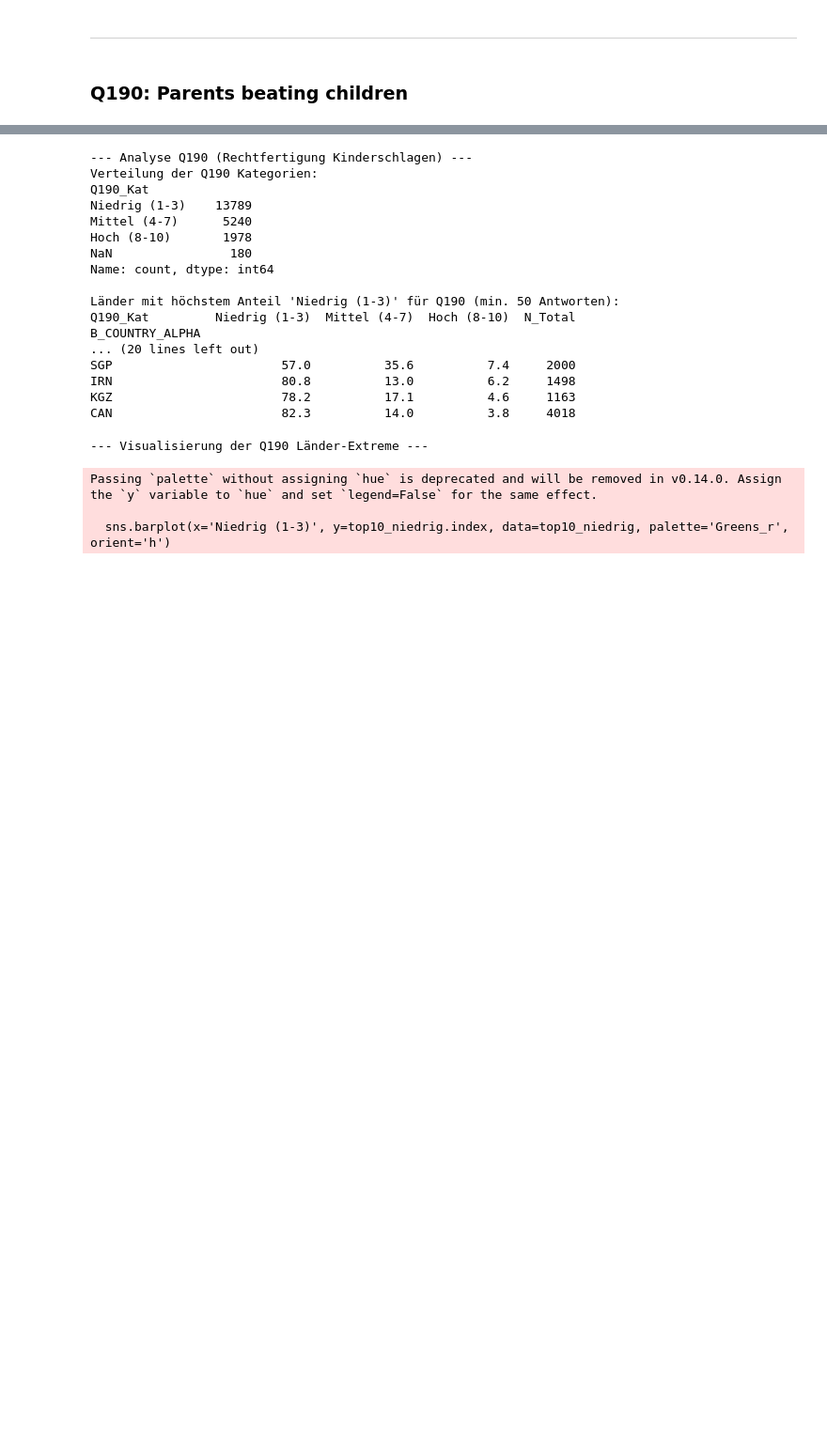
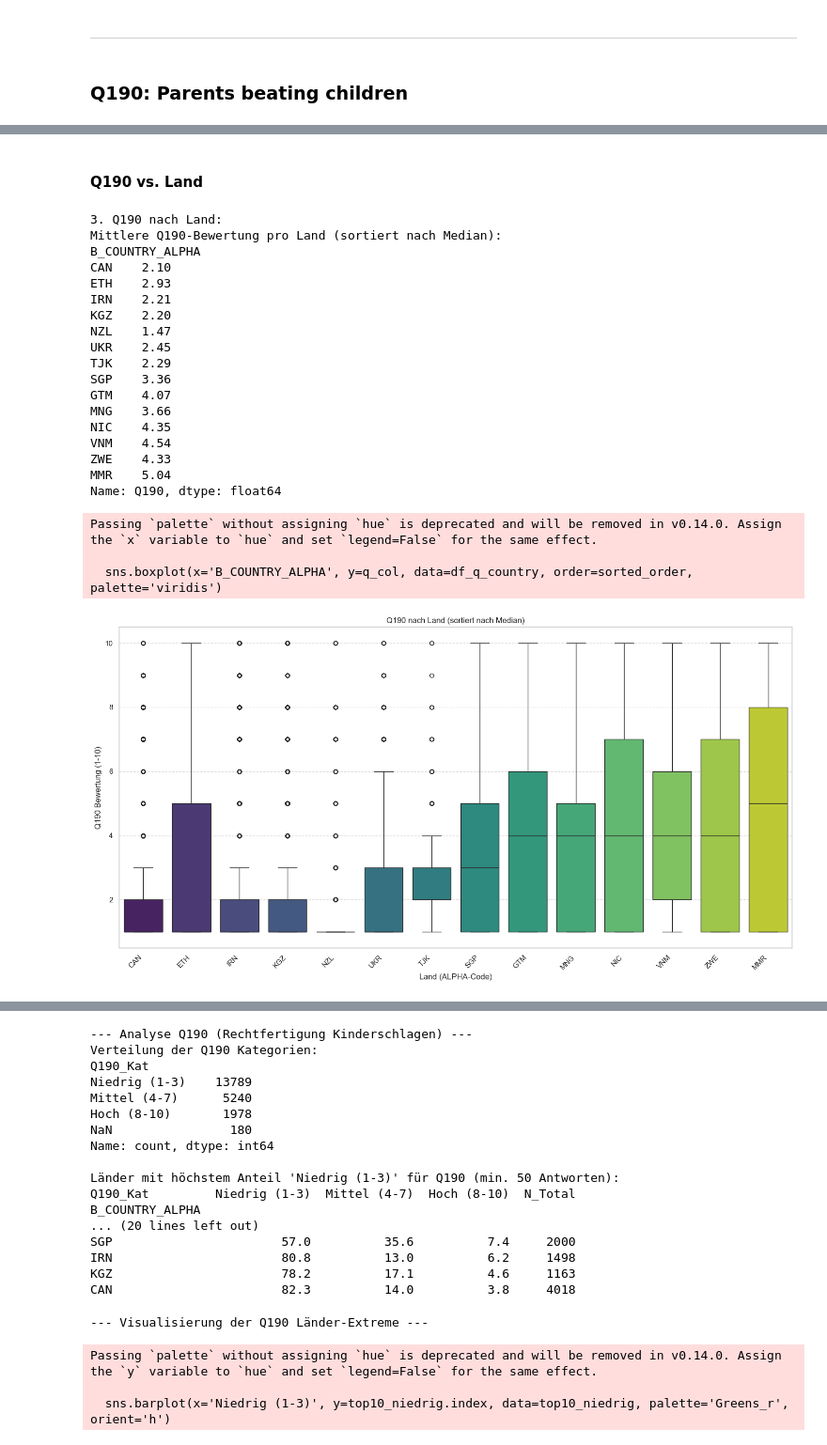
Before and after one commit to TobiasMaissen/cas_statistik_davi, a Jupyter notebook: statistik.ipynb, the cells around one changed output, grey strips where cells are left out. Shown at 94% size. Cells and saved outputs as stored; diff of their text form; code cells hidden in the pictures; blank space fills up the shorter version.

Commit message:
Deskreptive Analyse beendet

```diff
--- a/statistik.ipynb
+++ b/statistik.ipynb
@@ -1660,0 +1815,54 @@ plt.show()
+# %% [markdown]
+#### Q190 vs. Land
+# %%
+# 3. Q190 vs. Land (B_COUNTRY_ALPHA)
+print(f"\n3. {q_col} nach Land:")
+if 'B_COUNTRY_ALPHA' in df_clean.columns and q_col in df_clean.columns:
+    # Sortiere Länder nach Median von Q190 (wie in der vorherigen Q190-Analyse)
+    df_q_country = df_clean[['B_COUNTRY_ALPHA', q_col]].dropna()
+    if not df_q_country.empty:
+      sorted_order = df_q_country.groupby('B_COUNTRY_ALPHA')[q_col].median().sort_values().index
+
+      # Berechne mittlere Bewertung pro Land
+      mean_q_by_country = df_q_country.groupby('B_COUNTRY_ALPHA')[q_col].mean().round(2)
+      print(f"Mittlere {q_col}-Bewertung pro Land (sortiert nach Median):")
+      print(mean_q_by_country.loc[sorted_order])
+
+      plt.figure(figsize=(15, 8))
+      sns.boxplot(x='B_COUNTRY_ALPHA', y=q_col, data=df_q_country, order=sorted_order, palette='viridis')
+      plt.title(f'{q_col} nach Land (sortiert nach Median)')
+      plt.xlabel('Land (ALPHA-Code)')
+      plt.ylabel(f'{q_col} Bewertung (1-10)')
+      plt.xticks(rotation=45, ha='right')
+      plt.ylim(y_limit)
+      plt.grid(axis='y', linestyle='--', alpha=0.7)
+      plt.tight_layout()
+      plt.show()
+    else:
+        print(f"Keine gültigen Daten für {q_col} und Land vorhanden.")
+
+else:
+    print(f"Benötigte Spalten ('B_COUNTRY_ALPHA', '{q_col}') nicht vollständig vorhanden.")
+# %% [output]
+3. Q190 nach Land:
+Mittlere Q190-Bewertung pro Land (sortiert nach Median):
+B_COUNTRY_ALPHA
+CAN    2.10
+ETH    2.93
+IRN    2.21
+KGZ    2.20
+NZL    1.47
+UKR    2.45
+TJK    2.29
+SGP    3.36
+GTM    4.07
+MNG    3.66
+NIC    4.35
+VNM    4.54
+ZWE    4.33
+MMR    5.04
+Name: Q190, dtype: float64
+Passing `palette` without assigning `hue` is deprecated and will be removed in v0.14.0. Assign the `x` variable to `hue` and set `legend=False` for the same effect.
+
+  sns.boxplot(x='B_COUNTRY_ALPHA', y=q_col, data=df_q_country, order=sorted_order, palette='viridis')
+[figure, added]
```
Also changed, not shown: parts of 42 cells of this notebook.
